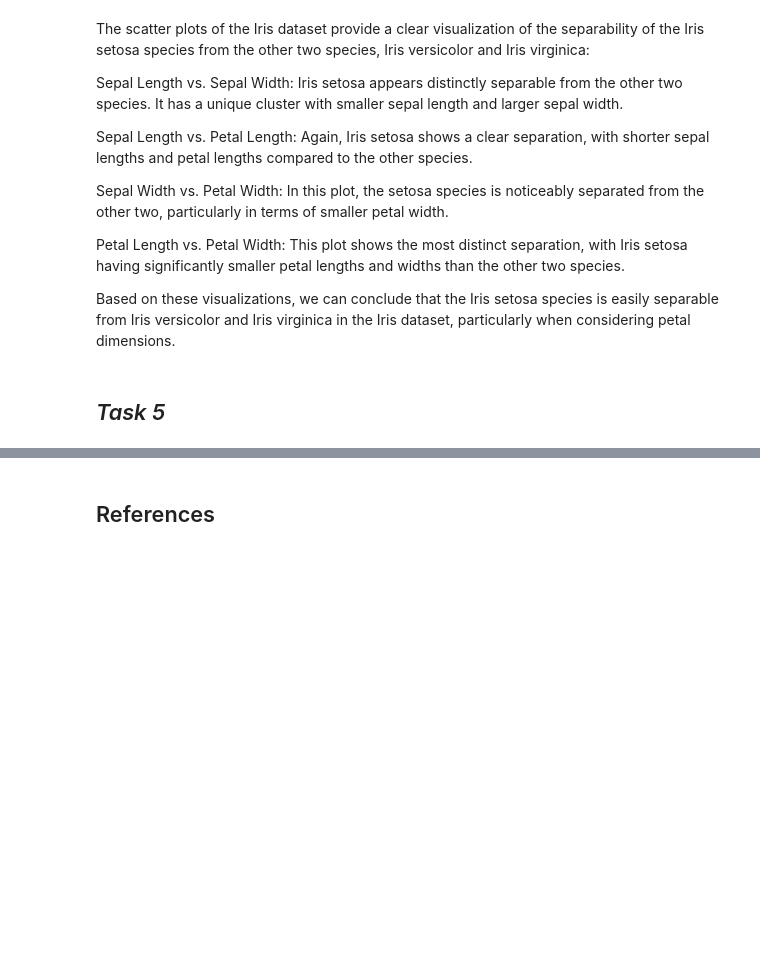
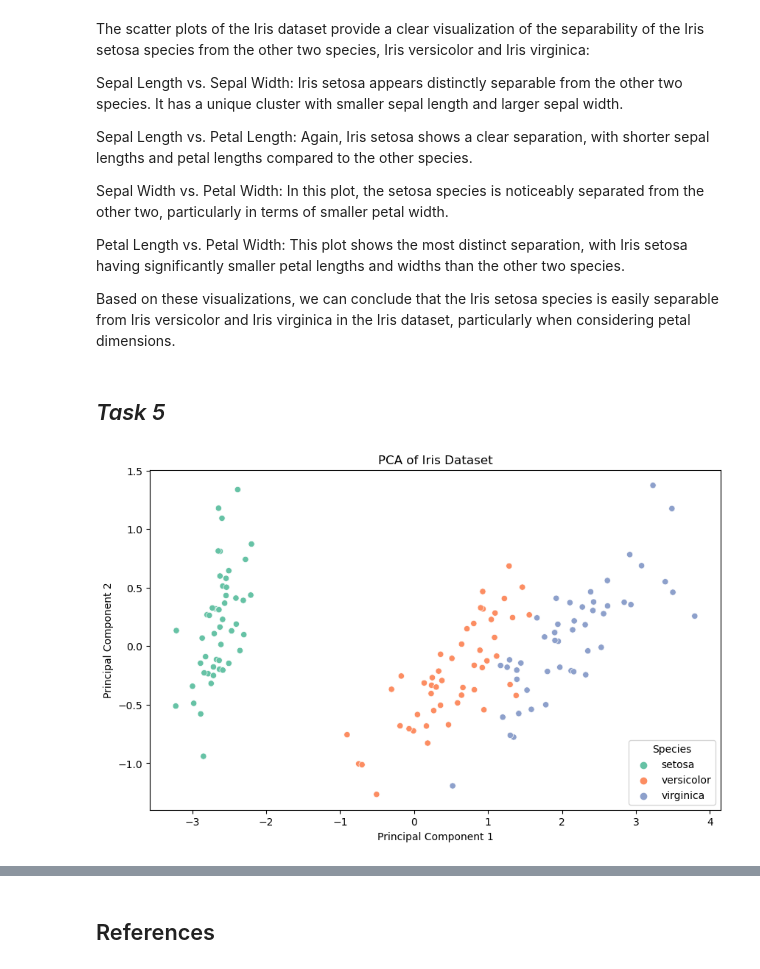
Before and after one commit to dreapadoir/Machine_Learning_and_Statistics, a Jupyter notebook: tasks.ipynb, the cells around one changed output, grey strips where cells are left out. Saved outputs shown, nothing was run; the diff lists cells and outputs as text; code cells hidden in the pictures; blank space fills up the shorter version.

```diff
--- a/tasks.ipynb
+++ b/tasks.ipynb
@@ -210,3 +213,27 @@ Petal Length vs. Petal Width: This plot shows the most distinct separation, with
 Based on these visualizations, we can conclude that the Iris setosa species is easily separable from Iris versicolor and Iris virginica in the Iris dataset, particularly when considering petal dimensions.
 # %% [markdown]
 ## *Task 5*
+# %%
+# Load the Iris dataset
+iris = load_iris()
+iris_df = pd.DataFrame(iris.data, columns=iris.feature_names)
+iris_target = iris.target
+
+# Apply Principal Component Analysis
+pca = PCA(n_components=2)
+principal_components = pca.fit_transform(iris_df)
+
+# Create a DataFrame with the principal components
+pca_df = pd.DataFrame(data=principal_components, columns=['PC1', 'PC2'])
+pca_df['Species'] = pd.Categorical.from_codes(iris_target, iris.target_names)
+
+# Visualize the results
+plt.figure(figsize=(10, 6))
+sns.scatterplot(x='PC1', y='PC2', hue='Species', data=pca_df, palette='Set2')
+plt.title('PCA of Iris Dataset')
+plt.xlabel('Principal Component 1')
+plt.ylabel('Principal Component 2')
+plt.legend(title='Species')
+plt.show()
+# %% [output]
+[figure, added]
```
Also changed, not shown: parts of 5 cells of this notebook, 1 other file.
